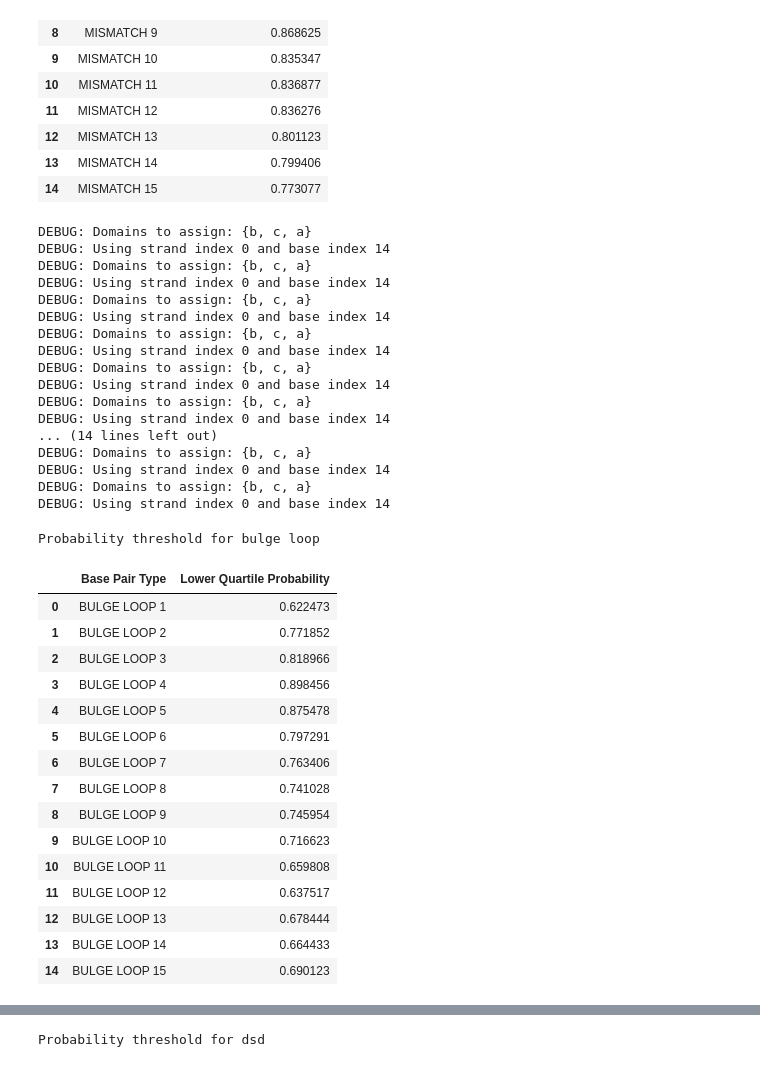
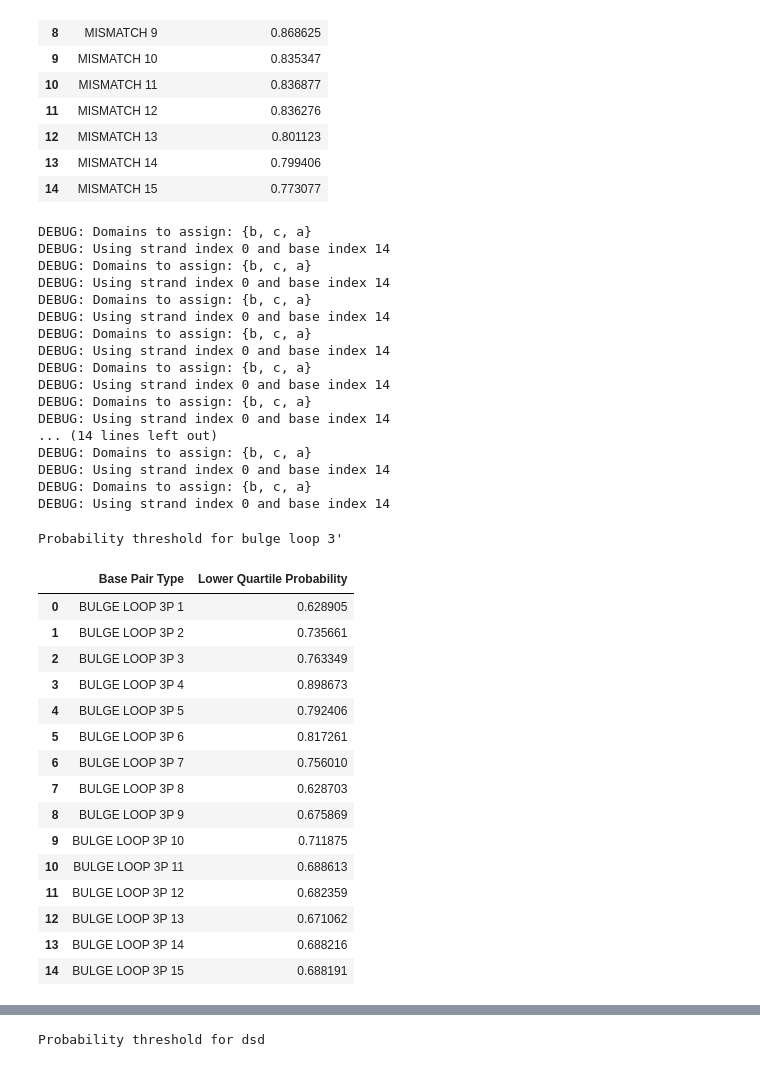
Before and after one commit to UC-Davis-molecular-computing/nuad, a Jupyter notebook: base_pair_probability.ipynb, the cells around one changed output, grey strips where cells are left out. Cells and saved outputs as stored; diff of their text form; code cells hidden in the pictures.

Commit message:
SAVE: Add bulge loop + mismatch todo

```diff
--- a/base_pair_probability.ipynb
+++ b/base_pair_probability.ipynb
@@ -1232,7 +1232,7 @@ Probability threshold for mismatches
 | 13 | MISMATCH 14 | 0.799406 |
 | 14 | MISMATCH 15 | 0.773077 |
 # %%
-def get_bulge_loop_bppr(mismatch_length):
+def get_bulge_loop_3p_bppr(mismatch_length):
     top_strand: dc.Strand = dc.Strand(['a', 'b', 'c'], name='top strand')
     bot_strand: dc.Strand = dc.Strand(['c*', 'a*'], name='bot strand')
 
@@ -1263,43 +1263,43 @@ def get_bulge_loop_bppr(mismatch_length):
     top_idx = DOMAIN_LENGTH - 1
     bot_idx = mismatch_length + 3 * DOMAIN_LENGTH
 
-    return nupack_base_pair_probabilities((top_strand, bot_strand), top_idx, bot_idx, f'BULGE LOOP {mismatch_length}', skip_domain_pool_setup=True)
+    return nupack_base_pair_probabilities((top_strand, bot_strand), top_idx, bot_idx, f'BULGE LOOP 3P {mismatch_length}', skip_domain_pool_setup=True)
 # %%
 # bulge loop
-bulge_loop_bppr = [ get_bulge_loop_bppr(i) for i in range(1, DOMAIN_LENGTH+1)]
-display_lower_quartile_data(bulge_loop_bppr, "Probability threshold for bulge loop")
+bulge_loop_3p_bppr = [ get_bulge_loop_3p_bppr(i) for i in range(1, DOMAIN_LENGTH+1)]
+display_lower_quartile_data(bulge_loop_3p_bppr, "Probability threshold for bulge loop 3'")
 # %% [output]
 DEBUG: Domains to assign: {b, c, a}
 DEBUG: Using strand index 0 and base index 14
 DEBUG: Domains to assign: {b, c, a}
 DEBUG: Using strand index 0 and base index 14
 DEBUG: Domains to assign: {b, c, a}
 DEBUG: Using strand index 0 and base index 14
 DEBUG: Domains to assign: {b, c, a}
 DEBUG: Using strand index 0 and base index 14
 DEBUG: Domains to assign: {b, c, a}
 DEBUG: Using strand index 0 and base index 14
 DEBUG: Domains to assign: {b, c, a}
 DEBUG: Using strand index 0 and base index 14
 ... (14 lines left out)
 DEBUG: Domains to assign: {b, c, a}
 DEBUG: Using strand index 0 and base index 14
 DEBUG: Domains to assign: {b, c, a}
 DEBUG: Using strand index 0 and base index 14
-Probability threshold for bulge loop
+Probability threshold for bulge loop 3'
 |  | Base Pair Type | Lower Quartile Probability |
-| 0 | BULGE LOOP 1 | 0.622473 |
-| 1 | BULGE LOOP 2 | 0.771852 |
-| 2 | BULGE LOOP 3 | 0.818966 |
-| 3 | BULGE LOOP 4 | 0.898456 |
-| 4 | BULGE LOOP 5 | 0.875478 |
-| 5 | BULGE LOOP 6 | 0.797291 |
-| 6 | BULGE LOOP 7 | 0.763406 |
-| 7 | BULGE LOOP 8 | 0.741028 |
-| 8 | BULGE LOOP 9 | 0.745954 |
-| 9 | BULGE LOOP 10 | 0.716623 |
-| 10 | BULGE LOOP 11 | 0.659808 |
-| 11 | BULGE LOOP 12 | 0.637517 |
-| 12 | BULGE LOOP 13 | 0.678444 |
-| 13 | BULGE LOOP 14 | 0.664433 |
-| 14 | BULGE LOOP 15 | 0.690123 |
+| 0 | BULGE LOOP 3P 1 | 0.628905 |
+| 1 | BULGE LOOP 3P 2 | 0.735661 |
+| 2 | BULGE LOOP 3P 3 | 0.763349 |
+| 3 | BULGE LOOP 3P 4 | 0.898673 |
+| 4 | BULGE LOOP 3P 5 | 0.792406 |
+| 5 | BULGE LOOP 3P 6 | 0.817261 |
+| 6 | BULGE LOOP 3P 7 | 0.756010 |
+| 7 | BULGE LOOP 3P 8 | 0.628703 |
+| 8 | BULGE LOOP 3P 9 | 0.675869 |
+| 9 | BULGE LOOP 3P 10 | 0.711875 |
+| 10 | BULGE LOOP 3P 11 | 0.688613 |
+| 11 | BULGE LOOP 3P 12 | 0.682359 |
+| 12 | BULGE LOOP 3P 13 | 0.671062 |
+| 13 | BULGE LOOP 3P 14 | 0.688216 |
+| 14 | BULGE LOOP 3P 15 | 0.688191 |
```
Also changed, not shown: parts of 2 cells of this notebook, 1 other file.
